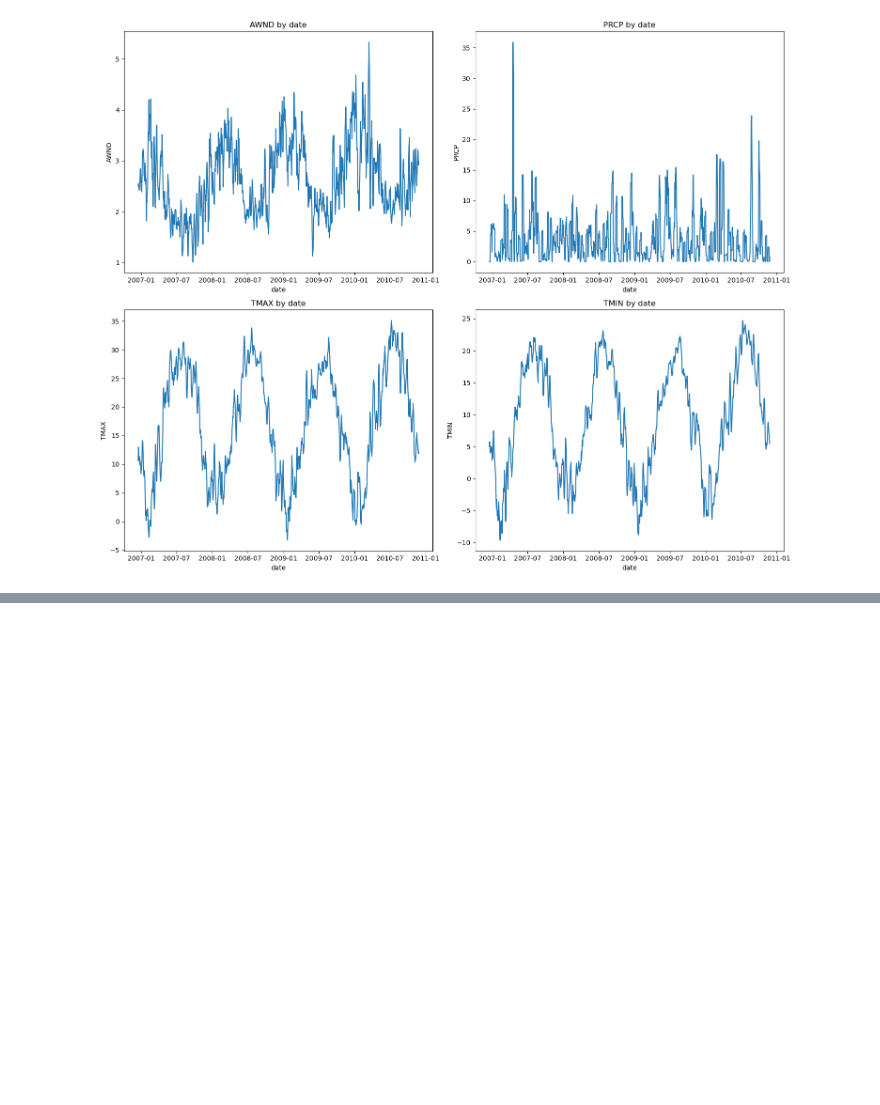
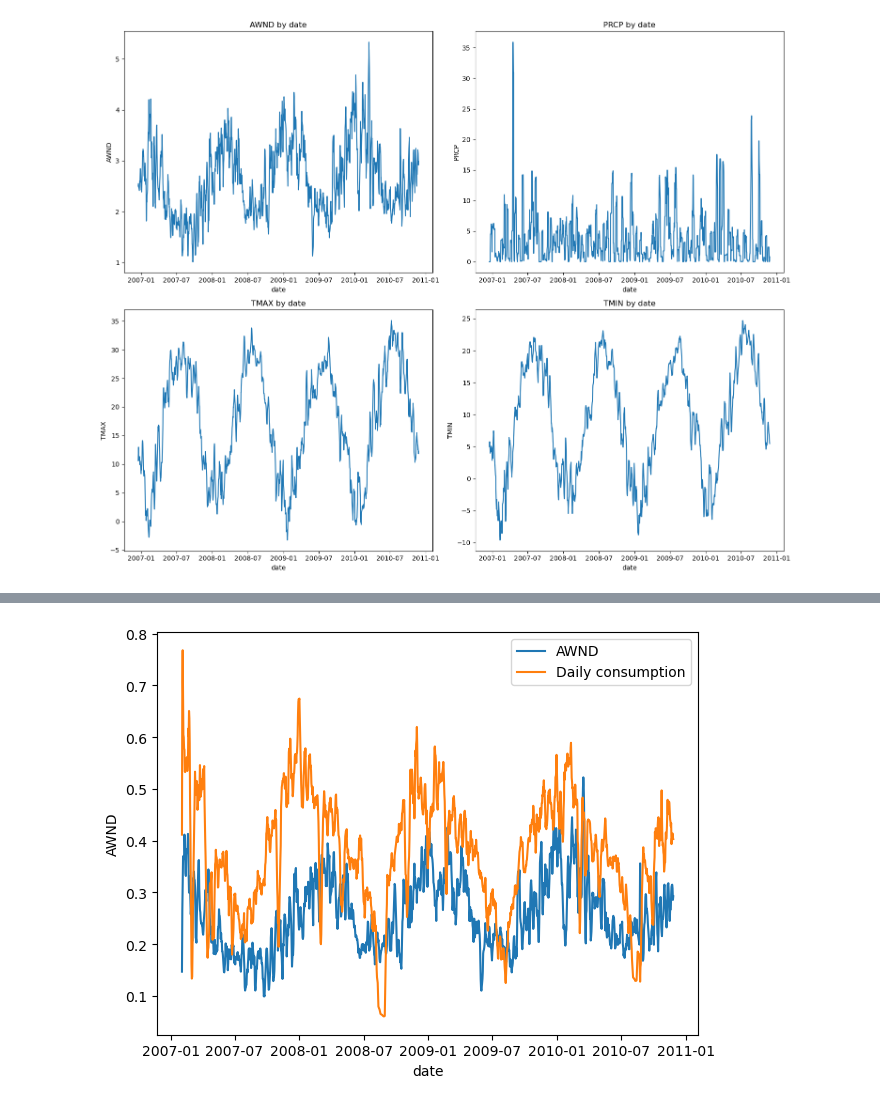
Before and after one commit to NotFenir/Data-Science-Projects, a Jupyter notebook: Electricity Consumption Based On Weather Data/notebook.ipynb, the cells around one changed output, grey strips where cells are left out. Cells and saved outputs as stored; diff of their text form; code cells hidden in the pictures; blank space fills up the shorter version.

```diff
--- a/Electricity Consumption Based On Weather Data/notebook.ipynb
+++ b/Electricity Consumption Based On Weather Data/notebook.ipynb
@@ -184,0 +218,8 @@ sns.heatmap(df_ts.pct_change().corr(), annot=True, cmap='coolwarm')
+# %%
+sns.lineplot(df_norm_ts_window, x='date', y='AWND', label='AWND')
+sns.lineplot(df_norm_ts_window, x='date', y='daily_consumption', label='Daily consumption')
+
+plt.legend()
+plt.tight_layout()
+# %% [output]
+[figure, added]
```
Also changed, not shown: parts of 29 cells of this notebook.
